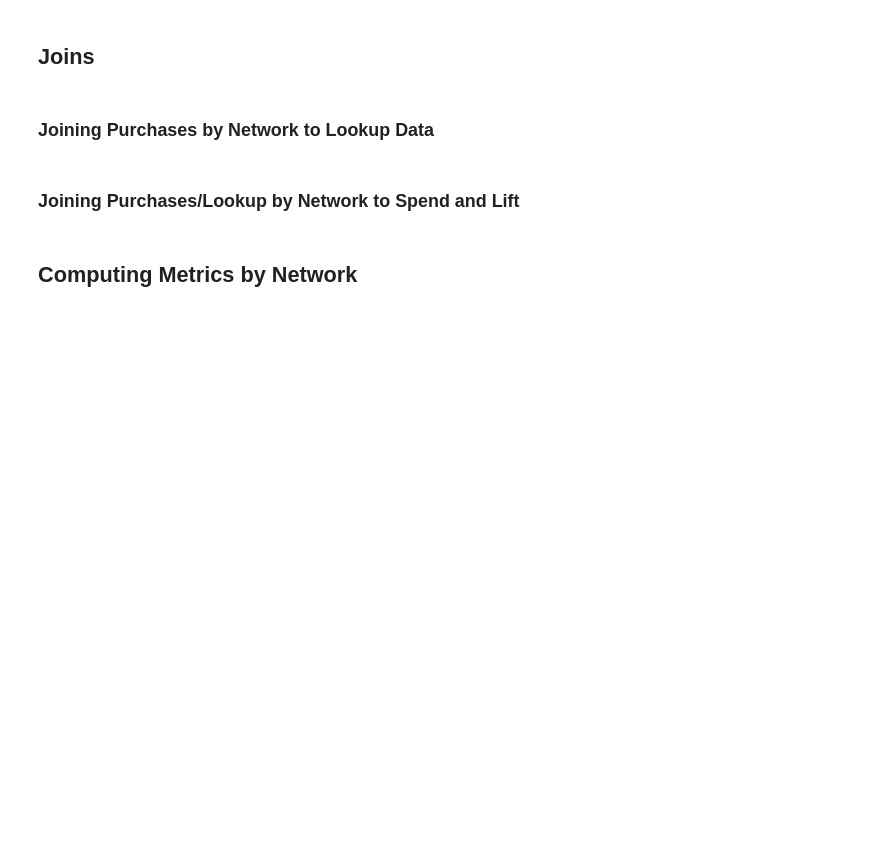
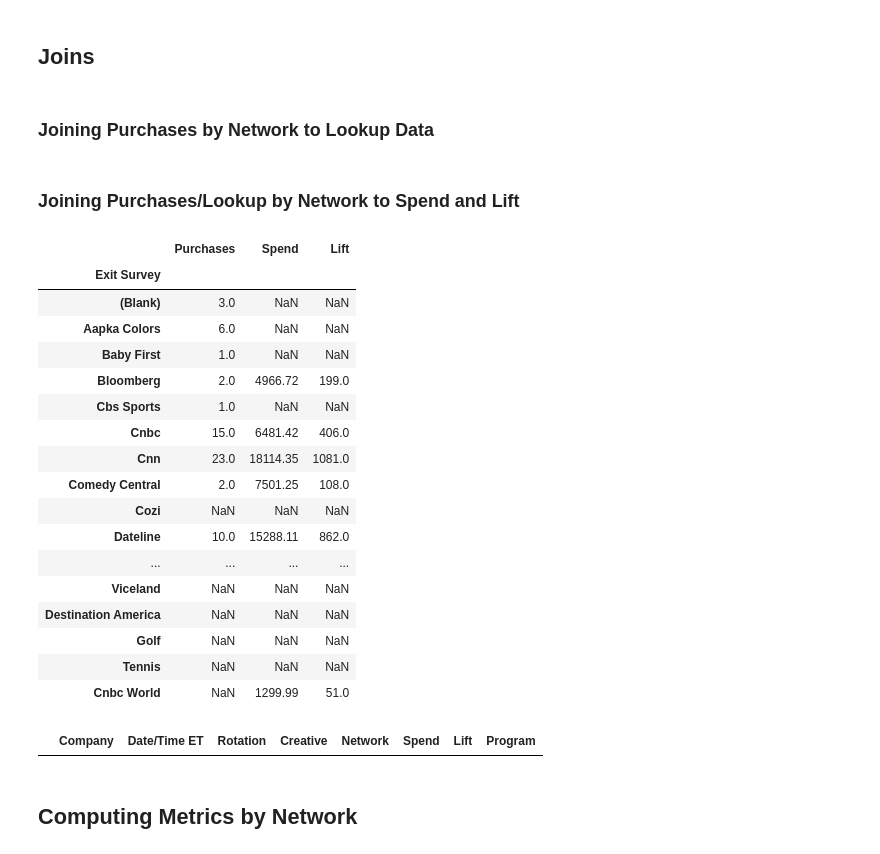
Before and after one commit to papir805/telepulse_ad_campaign_report, a Jupyter notebook: takehome_quiz_answers.ipynb, the cells around one changed output. Drawn from its saved outputs; the diff is of its cells as text; code cells hidden in the pictures; blank space fills up the shorter version.

```diff
--- a/takehome_quiz_answers.ipynb
+++ b/takehome_quiz_answers.ipynb
@@ -145,0 +160,21 @@ purchases_spend_lift_by_network = purchases_by_network_w_lookup.merge(right=spen
+# %%
+purchases_spend_lift_by_network
+# %% [output]
+|  | Purchases | Spend | Lift |
+| Exit Survey |  |  |  |
+| (Blank) | 3.0 | NaN | NaN |
+| Aapka Colors | 6.0 | NaN | NaN |
+| Baby First | 1.0 | NaN | NaN |
+| Bloomberg | 2.0 | 4966.72 | 199.0 |
+| Cbs Sports | 1.0 | NaN | NaN |
+| Cnbc | 15.0 | 6481.42 | 406.0 |
+| Cnn | 23.0 | 18114.35 | 1081.0 |
+| Comedy Central | 2.0 | 7501.25 | 108.0 |
+| Cozi | NaN | NaN | NaN |
+| Dateline | 10.0 | 15288.11 | 862.0 |
+| ... | ... | ... | ... |
+| Viceland | NaN | NaN | NaN |
+| Destination America | NaN | NaN | NaN |
+| Golf | NaN | NaN | NaN |
+| Tennis | NaN | NaN | NaN |
+| Cnbc World | NaN | 1299.99 | 51.0 |
@@ -146,3 +185,7 @@ purchases_spend_lift_by_network = purchases_by_network_w_lookup.merge(right=spen
+# %%
+cnbc_world[cnbc_world['Date/Time ET'].isnull()==True]
+# %% [output]
+|  | Company | Date/Time ET | Rotation | Creative | Network | Spend | Lift | Program |
 # %% [markdown]
 ## Computing Metrics by Network
 # %%
```
Also changed, not shown: parts of 139 cells of this notebook, 10 other files.
